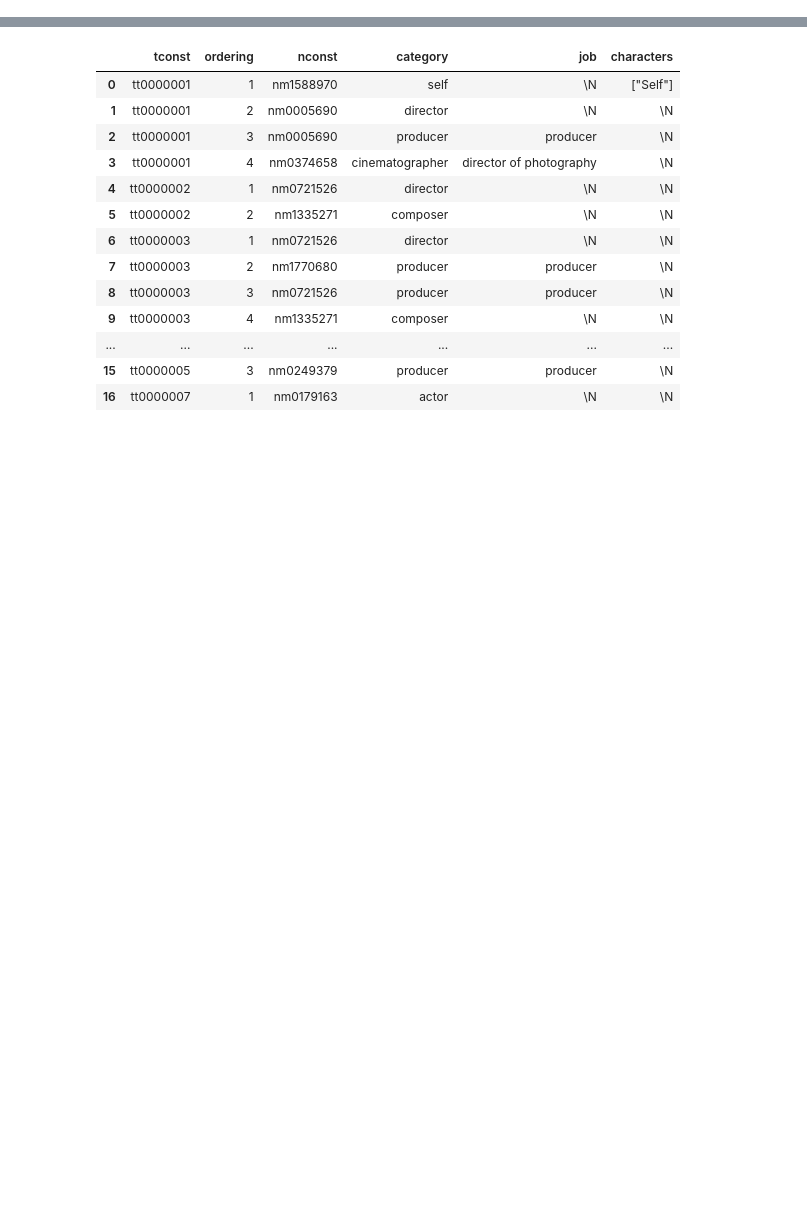
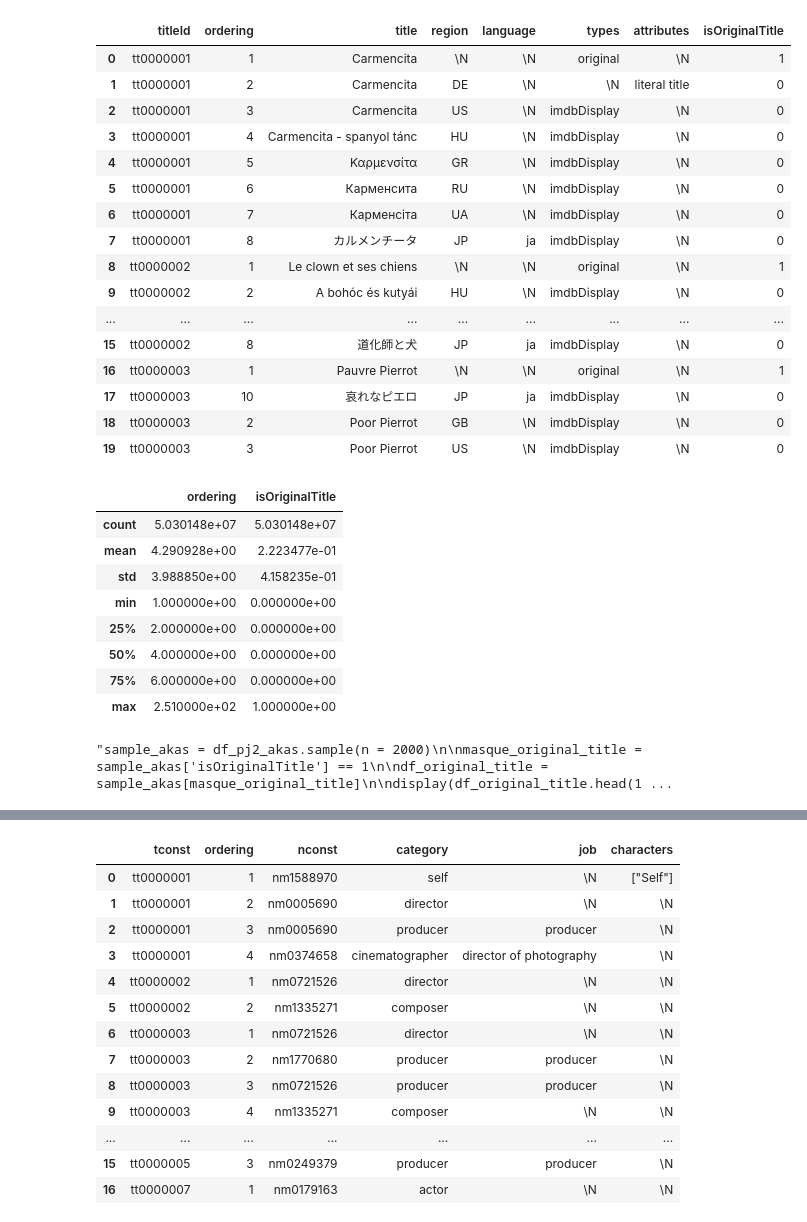
Before and after one commit to Ghali65/Projet_cine_creuse, a Jupyter notebook: projet 2.ipynb, the cells around one changed output, grey strips where cells are left out. Cells and saved outputs as stored; diff of their text form; code cells hidden in the pictures; blank space fills up the shorter version.

```diff
--- a/projet 2.ipynb
+++ b/projet 2.ipynb
@@ -6,3 +6,49 @@ import numpy as np
 import langdetect as lg
 import textblob as tb
 import langid as lgd
+# %%
+link = 'title.akas.tsv'
+df_pj2_akas = pd.read_csv(link, sep = "\t")
+
+display(df_pj2_akas.head(20))
+
+df_pj2_akas.describe()
+# %% [output]
+|  | titleId | ordering | title | region | language | types | attributes | isOriginalTitle |
+| 0 | tt0000001 | 1 | Carmencita | \N | \N | original | \N | 1 |
+| 1 | tt0000001 | 2 | Carmencita | DE | \N | \N | literal title | 0 |
+| 2 | tt0000001 | 3 | Carmencita | US | \N | imdbDisplay | \N | 0 |
+| 3 | tt0000001 | 4 | Carmencita - spanyol tánc | HU | \N | imdbDisplay | \N | 0 |
+| 4 | tt0000001 | 5 | Καρμενσίτα | GR | \N | imdbDisplay | \N | 0 |
+| 5 | tt0000001 | 6 | Карменсита | RU | \N | imdbDisplay | \N | 0 |
+| 6 | tt0000001 | 7 | Карменсіта | UA | \N | imdbDisplay | \N | 0 |
+| 7 | tt0000001 | 8 | カルメンチータ | JP | ja | imdbDisplay | \N | 0 |
+| 8 | tt0000002 | 1 | Le clown et ses chiens | \N | \N | original | \N | 1 |
+| 9 | tt0000002 | 2 | A bohóc és kutyái | HU | \N | imdbDisplay | \N | 0 |
+| ... | ... | ... | ... | ... | ... | ... | ... | ... |
+| 15 | tt0000002 | 8 | 道化師と犬 | JP | ja | imdbDisplay | \N | 0 |
+| 16 | tt0000003 | 1 | Pauvre Pierrot | \N | \N | original | \N | 1 |
+| 17 | tt0000003 | 10 | 哀れなピエロ | JP | ja | imdbDisplay | \N | 0 |
+| 18 | tt0000003 | 2 | Poor Pierrot | GB | \N | imdbDisplay | \N | 0 |
+| 19 | tt0000003 | 3 | Poor Pierrot | US | \N | imdbDisplay | \N | 0 |
+|  | ordering | isOriginalTitle |
+| count | 5.030148e+07 | 5.030148e+07 |
+| mean | 4.290928e+00 | 2.223477e-01 |
+| std | 3.988850e+00 | 4.158235e-01 |
+| min | 1.000000e+00 | 0.000000e+00 |
+| 25% | 2.000000e+00 | 0.000000e+00 |
+| 50% | 4.000000e+00 | 0.000000e+00 |
+| 75% | 6.000000e+00 | 0.000000e+00 |
+| max | 2.510000e+02 | 1.000000e+00 |
+# %%
+'''sample_akas = df_pj2_akas.sample(n = 2000)
+
+masque_original_title = sample_akas['isOriginalTitle'] == 1
+
+df_original_title = sample_akas[masque_original_title]
+
+display(df_original_title.head(10))
+
+sample_akas.head(10)'''
+# %% [output]
+"sample_akas = df_pj2_akas.sample(n = 2000)\n\nmasque_original_title = sample_akas['isOriginalTitle'] == 1\n\ndf_original_title = sample_akas[masque_original_title]\n\ndisplay(df_original_title.head(1 ...
```
Also changed, not shown: parts of 34 cells of this notebook.
